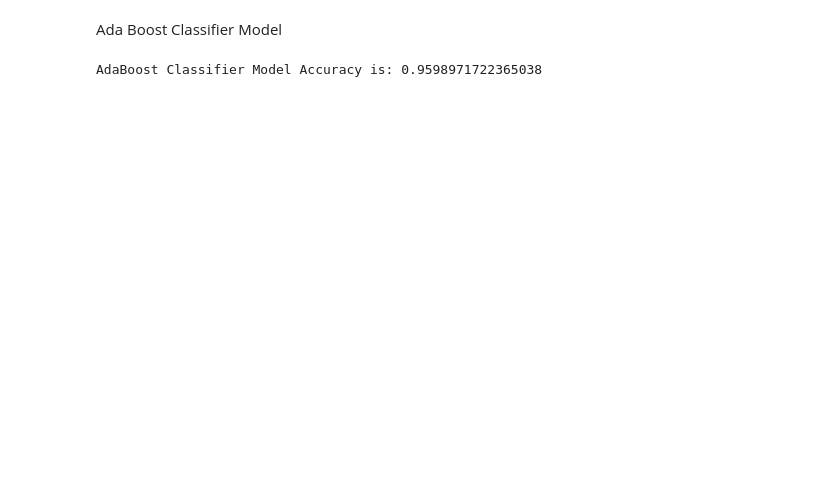
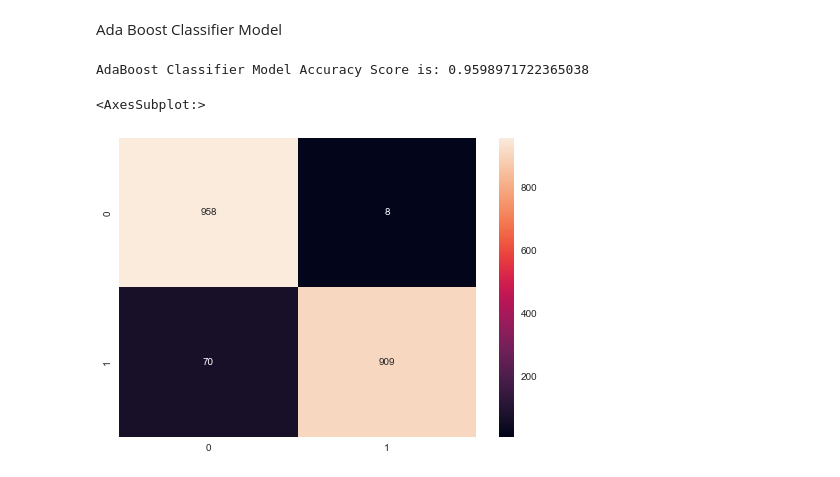
Before and after one commit to reyhannaufal/stroke-model-gigih, a Jupyter notebook: notebooks/Stroke.ipynb, the cells around one changed output. Saved outputs shown, nothing was run; the diff lists cells and outputs as text; code cells hidden in the pictures; blank space fills up the shorter version.

```diff
--- a/notebooks/Stroke.ipynb
+++ b/notebooks/Stroke.ipynb
@@ -596,13 +600,17 @@ Ada Boost Classifier Model
 # %%
 abc = AdaBoostClassifier(n_estimators = 50,
                          learning_rate = 1,
                          random_state = 777)
 abc.fit(X_train,y_train)
 y_pred_abc = abc.predict(X_test)
 acc = accuracy_score(y_test, y_pred_abc)
-print('AdaBoost Classifier Model Accuracy is:',acc)
+print('AdaBoost Classifier Model Accuracy Score is:',acc)
+cm = confusion_matrix(y_test, y_pred_abc)
+sns.heatmap(cm, annot = True, fmt="d")
 # %% [output]
-AdaBoost Classifier Model Accuracy is: 0.9598971722365038
+AdaBoost Classifier Model Accuracy Score is: 0.9598971722365038
+<AxesSubplot:>
+[figure, added]
 # %%
 gb = GradientBoostingClassifier()
 gb.fit(X_train, y_train)
```
Also changed, not shown: parts of 12 cells of this notebook.
